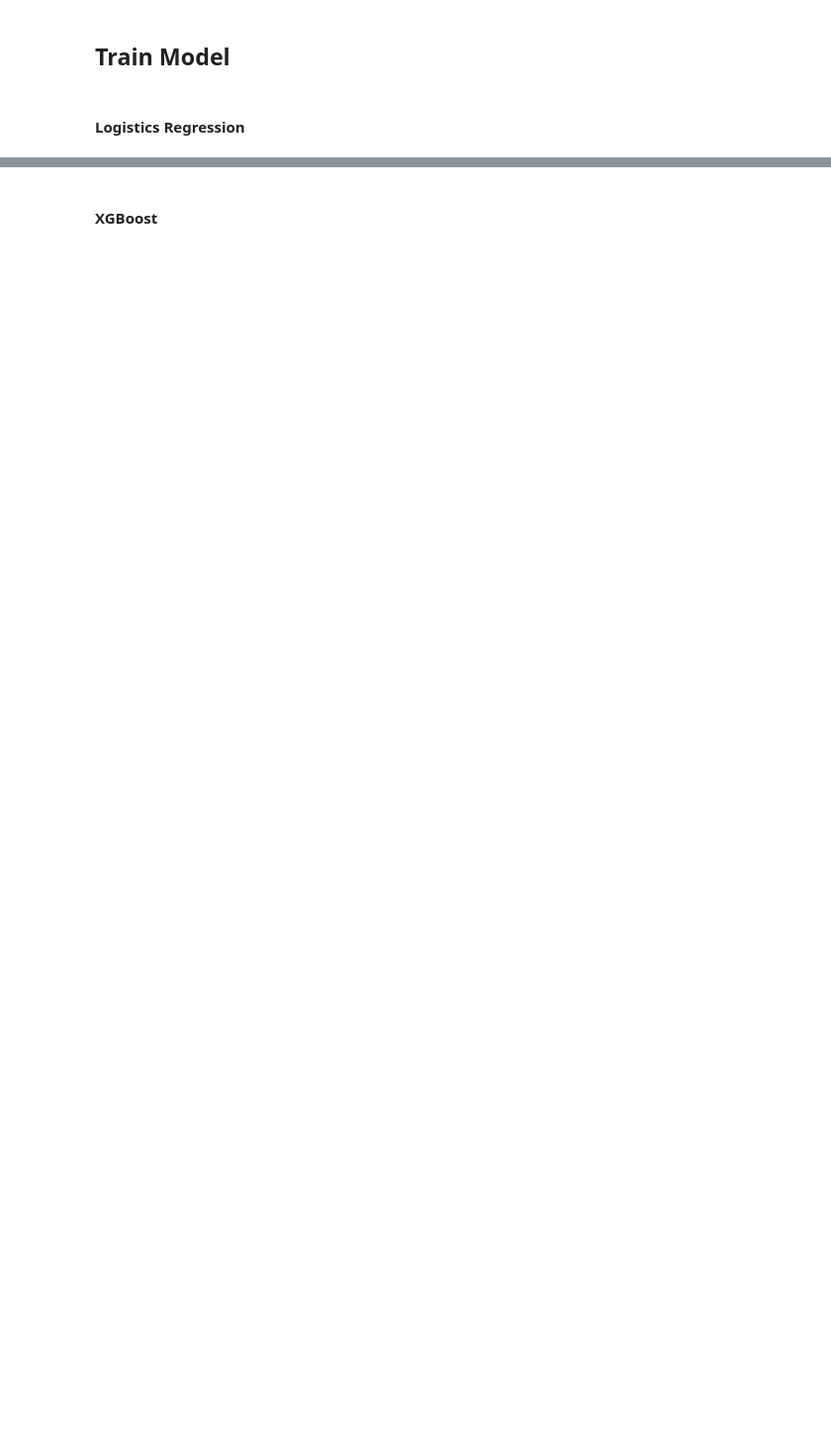
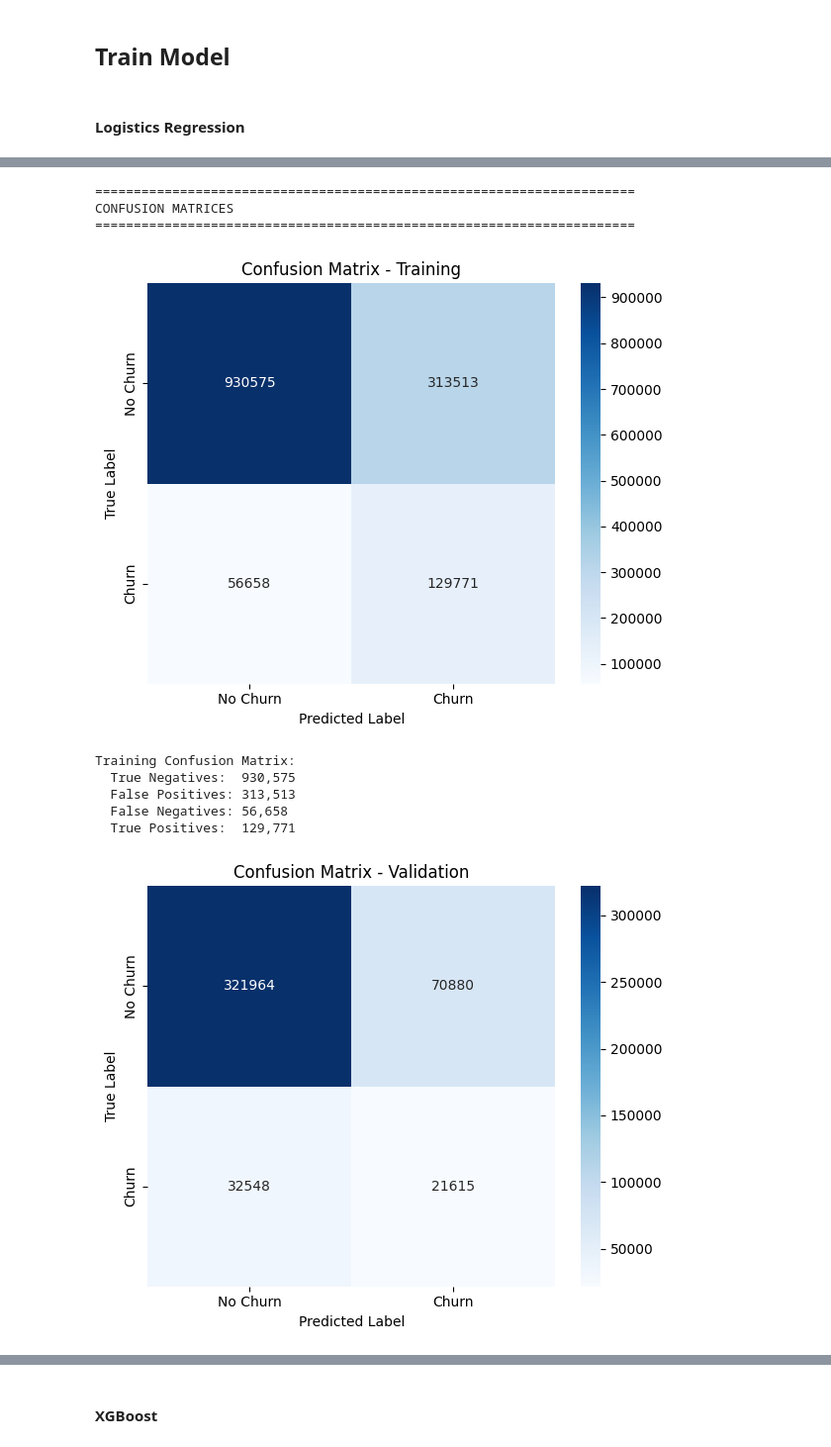
Before and after one commit to farhanlion/MLE-project, a Jupyter notebook: notebooks/05_model_training/Model Training.ipynb, the cells around one changed output, grey strips where cells are left out. Shown at 99% size. Cells and saved outputs as stored; diff of their text form; code cells hidden in the pictures; blank space fills up the shorter version.

Commit message:
Finish Model Training.ipynb

```diff
--- a/notebooks/05_model_training/Model Training.ipynb
+++ b/notebooks/05_model_training/Model Training.ipynb
@@ -313,0 +627,19 @@ X_oot_processed 221914
+# %%
+# ============================================================================
+# STEP 6: MAKE PREDICTIONS
+# ============================================================================
+print("\n[STEP 6] Making predictions on all splits...")
+
+# Predict probabilities
+y_train_pred_proba = lr_model.predict_proba(X_train_encoded)[:, 1]
+y_val_pred_proba = lr_model.predict_proba(X_val_encoded)[:, 1]
+y_test_pred_proba = lr_model.predict_proba(X_test_encoded)[:, 1]
+y_oot_pred_proba = lr_model.predict_proba(X_oot_encoded)[:, 1]
+
+# Predict classes (threshold = 0.5)
+y_train_pred = lr_model.predict(X_train_encoded)
+y_val_pred = lr_model.predict(X_val_encoded)
+y_test_pred = lr_model.predict(X_test_encoded)
+y_oot_pred = lr_model.predict(X_oot_encoded)
+
+print("  ✓ Predictions generated for all splits")
@@ -313,0 +697,45 @@ X_oot_processed 221914
+# %%
+# ============================================================================
+# STEP 8: CONFUSION MATRICES
+# ============================================================================
+print("\n" + "="*70)
+print("CONFUSION MATRICES")
+print("="*70)
+
+def plot_confusion_matrix(y_true, y_pred, split_name):
+    """Plot confusion matrix"""
+    cm = confusion_matrix(y_true, y_pred)
+
+    plt.figure(figsize=(6, 5))
+    sns.heatmap(cm, annot=True, fmt='d', cmap='Blues',
+                xticklabels=['No Churn', 'Churn'],
+                yticklabels=['No Churn', 'Churn'])
+    plt.title(f'Confusion Matrix - {split_name}')
+    plt.ylabel('True Label')
+    plt.xlabel('Predicted Label')
+    plt.tight_layout()
+    plt.show()
+
+    # Print confusion matrix values
+    print(f"\n{split_name} Confusion Matrix:")
+    print(f"  True Negatives:  {cm[0, 0]:,}")
+    print(f"  False Positives: {cm[0, 1]:,}")
+    print(f"  False Negatives: {cm[1, 0]:,}")
+    print(f"  True Positives:  {cm[1, 1]:,}")
+
+# Plot confusion matrices for all splits
+plot_confusion_matrix(y_train, y_train_pred, "Training")
+plot_confusion_matrix(y_val, y_val_pred, "Validation")
+plot_confusion_matrix(y_test, y_test_pred, "Test")
+plot_confusion_matrix(y_oot, y_oot_pred, "OOT")
+# %% [output]
+======================================================================
+CONFUSION MATRICES
+======================================================================
+[figure, added]
+Training Confusion Matrix:
+  True Negatives:  930,575
+  False Positives: 313,513
+  False Negatives: 56,658
+  True Positives:  129,771
+[figure, added]
```
Also changed, not shown: parts of 72 cells of this notebook, 3 other files.
